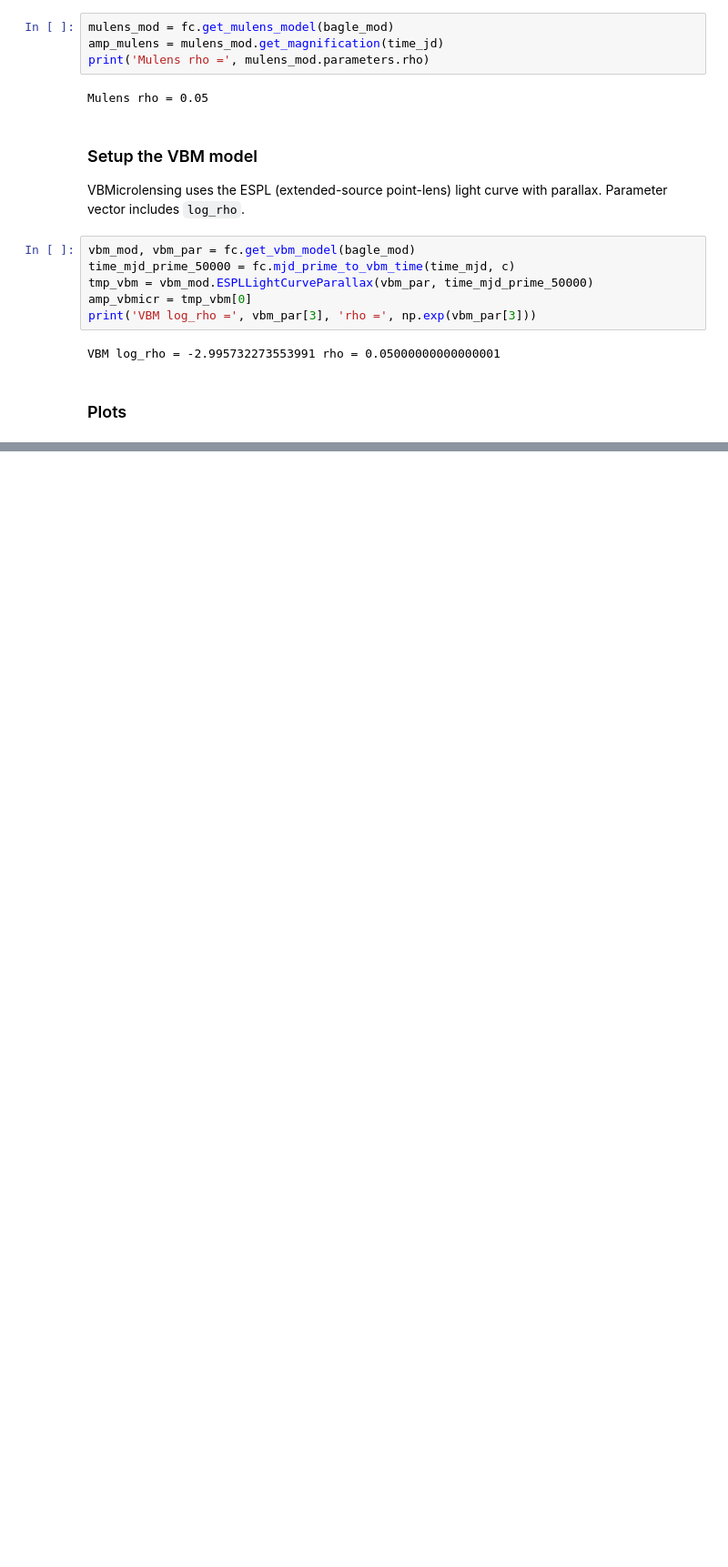
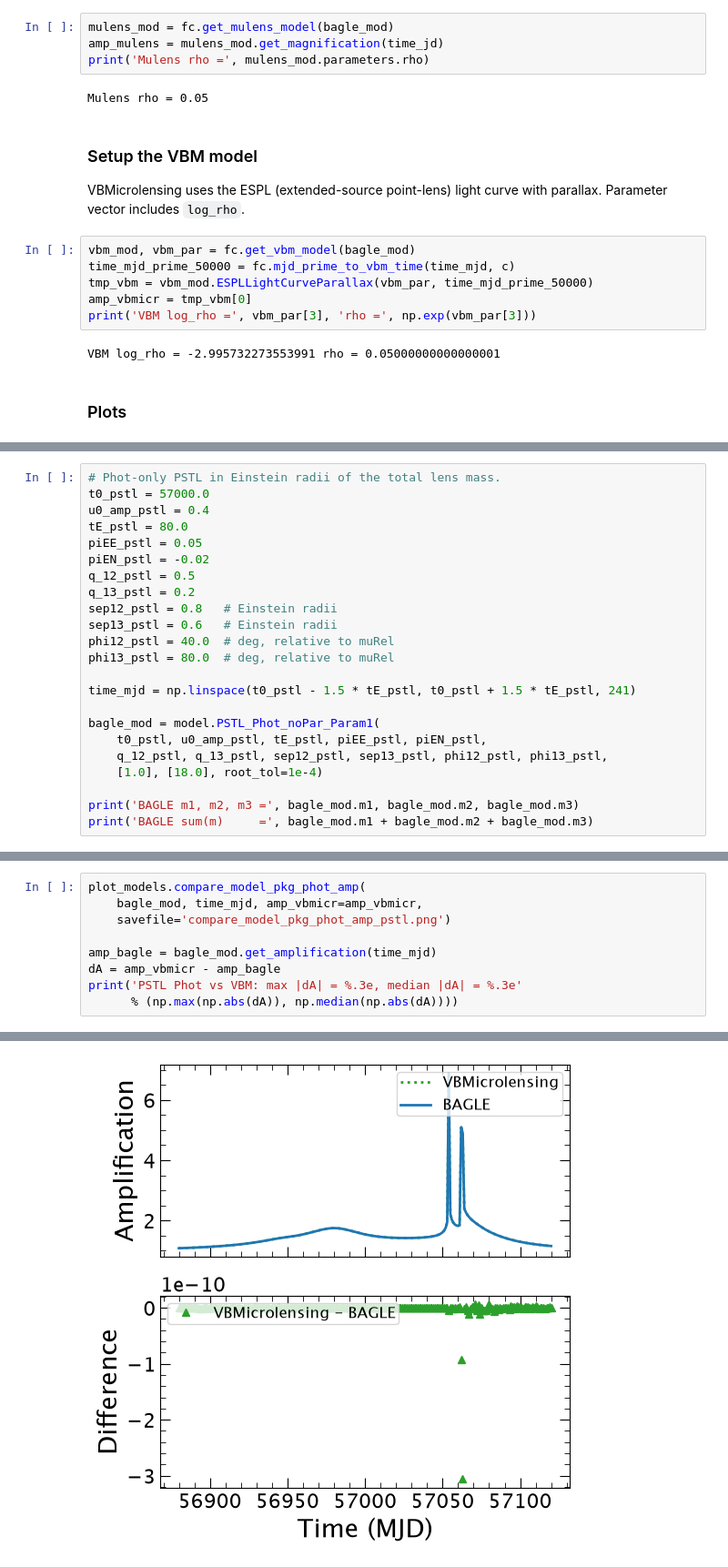
Before and after one commit to MovingUniverseLab/BAGLE_Microlensing, a Jupyter notebook: docs/notebooks/example_compare_packages.ipynb, the cells around one changed output, grey strips where cells are left out. Shown at 91% size. Saved outputs shown, nothing was run; the diff lists cells and outputs as text; blank space fills up the shorter version.

```diff
--- a/docs/notebooks/example_compare_packages.ipynb
+++ b/docs/notebooks/example_compare_packages.ipynb
@@ -322,0 +336,23 @@ $t_{E,\odot}=100$ days, $u_{0,\odot}=0.0$, $t_{0,\odot}=55775$ MJD, $b_{sff}[0]=
+# %%
+# Phot-only PSTL in Einstein radii of the total lens mass.
+t0_pstl = 57000.0
+u0_amp_pstl = 0.4
+tE_pstl = 80.0
+piEE_pstl = 0.05
+piEN_pstl = -0.02
+q_12_pstl = 0.5
+q_13_pstl = 0.2
+sep12_pstl = 0.8   # Einstein radii
+sep13_pstl = 0.6   # Einstein radii
+phi12_pstl = 40.0  # deg, relative to muRel
+phi13_pstl = 80.0  # deg, relative to muRel
+
+time_mjd = np.linspace(t0_pstl - 1.5 * tE_pstl, t0_pstl + 1.5 * tE_pstl, 241)
+
+bagle_mod = model.PSTL_Phot_noPar_Param1(
+    t0_pstl, u0_amp_pstl, tE_pstl, piEE_pstl, piEN_pstl,
+    q_12_pstl, q_13_pstl, sep12_pstl, sep13_pstl, phi12_pstl, phi13_pstl,
+    [1.0], [18.0], root_tol=1e-4)
+
+print('BAGLE m1, m2, m3 =', bagle_mod.m1, bagle_mod.m2, bagle_mod.m3)
+print('BAGLE sum(m)     =', bagle_mod.m1 + bagle_mod.m2 + bagle_mod.m3)
@@ -322,0 +417,10 @@ $t_{E,\odot}=100$ days, $u_{0,\odot}=0.0$, $t_{0,\odot}=55775$ MJD, $b_{sff}[0]=
+# %%
+plot_models.compare_model_pkg_phot_amp(
+    bagle_mod, time_mjd, amp_vbmicr=amp_vbmicr,
+    savefile='compare_model_pkg_phot_amp_pstl.png')
+
+amp_bagle = bagle_mod.get_amplification(time_mjd)
+dA = amp_vbmicr - amp_bagle
+print('PSTL Phot vs VBM: max |dA| = %.3e, median |dA| = %.3e'
+      % (np.max(np.abs(dA)), np.median(np.abs(dA))))
+# %% [output]
@@ -322,0 +430 @@ $t_{E,\odot}=100$ days, $u_{0,\odot}=0.0$, $t_{0,\odot}=55775$ MJD, $b_{sff}[0]=
+[figure, added]
```
Also changed, not shown: parts of 15 cells of this notebook, 44 other files.
